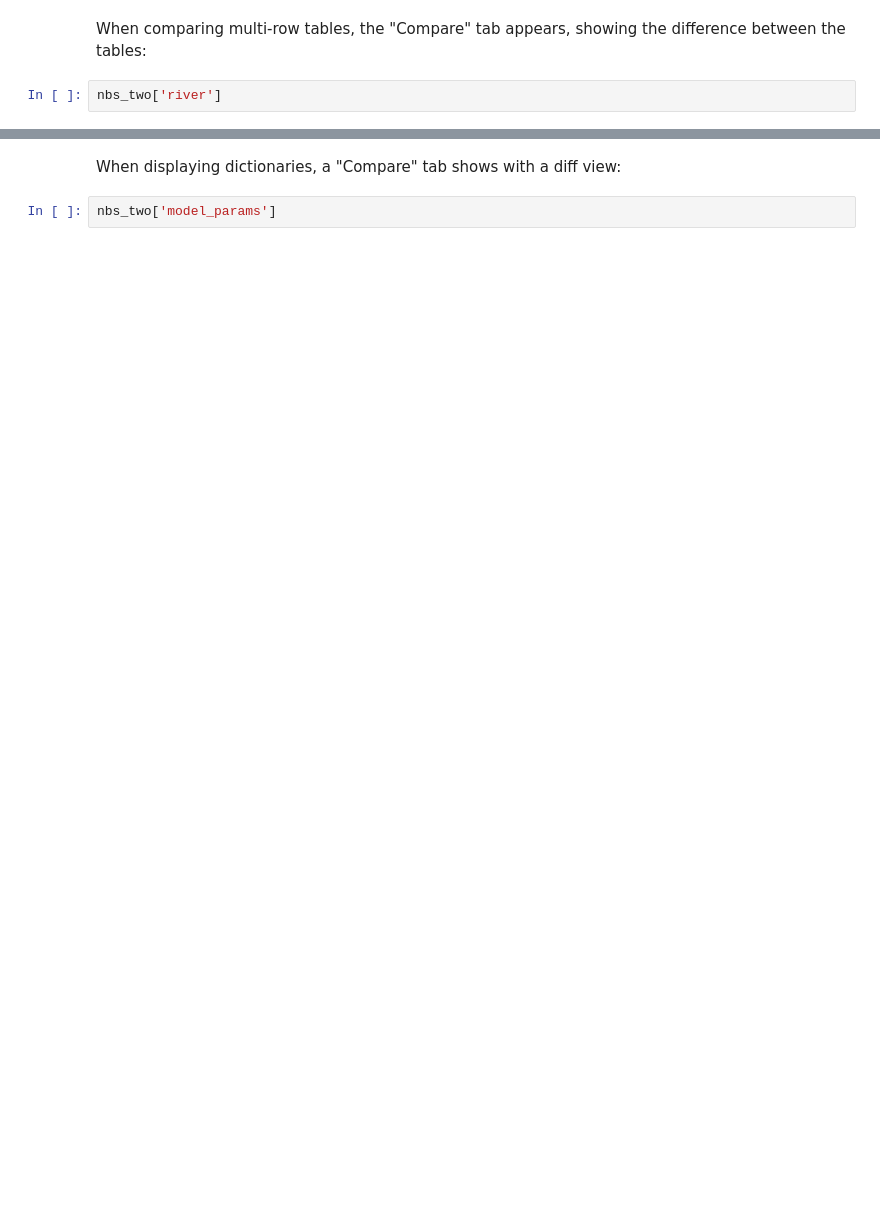
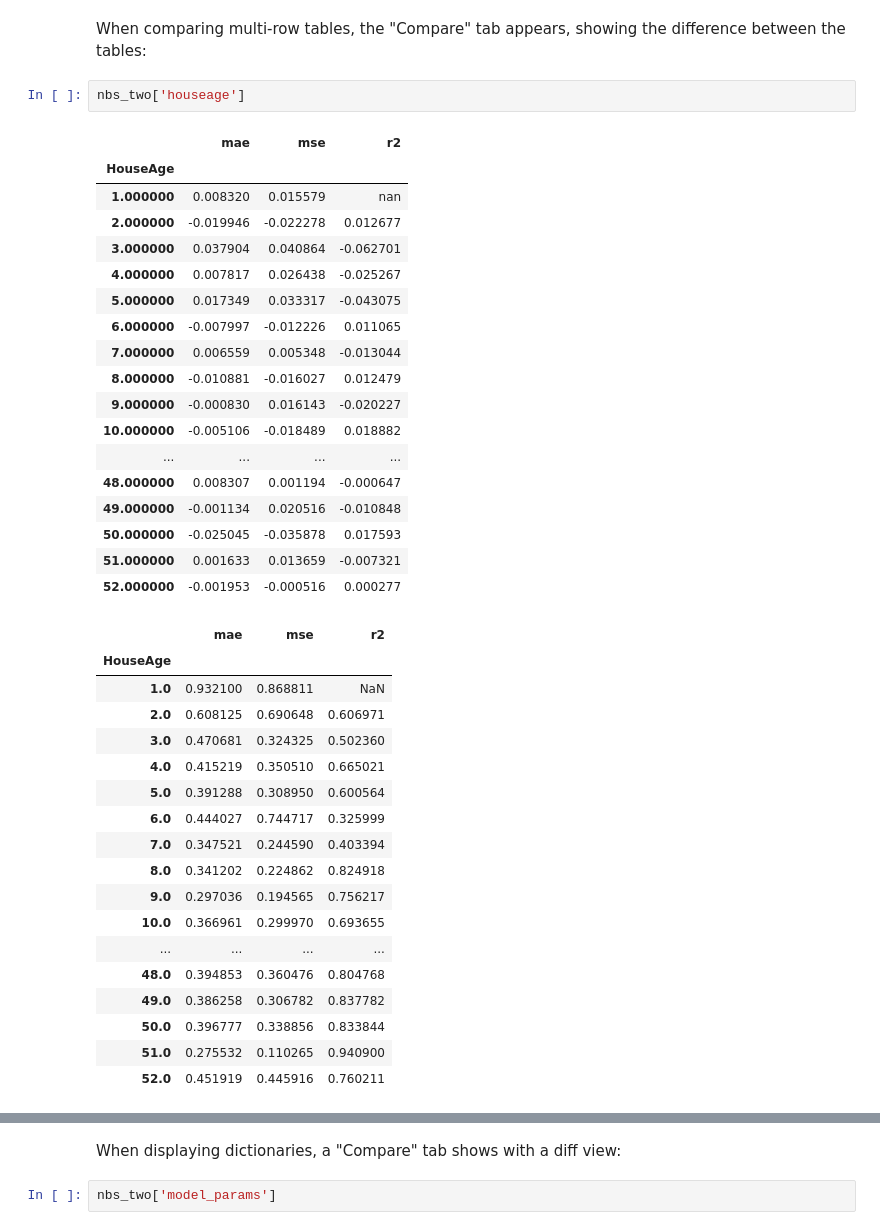
Before and after one commit to ploomber/sklearn-evaluation, a Jupyter notebook: docs/source/nbs/NotebookCollection.ipynb, the cells around one changed output, grey strips where cells are left out. Saved outputs shown, nothing was run; the diff lists cells and outputs as text; blank space fills up the shorter version.

```diff
--- a/docs/source/nbs/NotebookCollection.ipynb
+++ b/docs/source/nbs/NotebookCollection.ipynb
@@ -93,4 +192,41 @@ nbs_two['metrics']
 # %% [markdown]
 When comparing multi-row tables, the "Compare" tab appears, showing the difference between the tables:
 # %%
-nbs_two['river']
+nbs_two['houseage']
+# %% [output]
+|  | mae | mse | r2 |
+| HouseAge |  |  |  |
+| 1.000000 | 0.008320 | 0.015579 | nan |
+| 2.000000 | -0.019946 | -0.022278 | 0.012677 |
+| 3.000000 | 0.037904 | 0.040864 | -0.062701 |
+| 4.000000 | 0.007817 | 0.026438 | -0.025267 |
+| 5.000000 | 0.017349 | 0.033317 | -0.043075 |
+| 6.000000 | -0.007997 | -0.012226 | 0.011065 |
+| 7.000000 | 0.006559 | 0.005348 | -0.013044 |
+| 8.000000 | -0.010881 | -0.016027 | 0.012479 |
+| 9.000000 | -0.000830 | 0.016143 | -0.020227 |
+| 10.000000 | -0.005106 | -0.018489 | 0.018882 |
+| ... | ... | ... | ... |
+| 48.000000 | 0.008307 | 0.001194 | -0.000647 |
+| 49.000000 | -0.001134 | 0.020516 | -0.010848 |
+| 50.000000 | -0.025045 | -0.035878 | 0.017593 |
+| 51.000000 | 0.001633 | 0.013659 | -0.007321 |
+| 52.000000 | -0.001953 | -0.000516 | 0.000277 |
+|  | mae | mse | r2 |
+| HouseAge |  |  |  |
+| 1.0 | 0.932100 | 0.868811 | NaN |
+| 2.0 | 0.608125 | 0.690648 | 0.606971 |
+| 3.0 | 0.470681 | 0.324325 | 0.502360 |
+| 4.0 | 0.415219 | 0.350510 | 0.665021 |
+| 5.0 | 0.391288 | 0.308950 | 0.600564 |
+| 6.0 | 0.444027 | 0.744717 | 0.325999 |
+| 7.0 | 0.347521 | 0.244590 | 0.403394 |
+| 8.0 | 0.341202 | 0.224862 | 0.824918 |
+| 9.0 | 0.297036 | 0.194565 | 0.756217 |
+| 10.0 | 0.366961 | 0.299970 | 0.693655 |
+| ... | ... | ... | ... |
+| 48.0 | 0.394853 | 0.360476 | 0.804768 |
+| 49.0 | 0.386258 | 0.306782 | 0.837782 |
+| 50.0 | 0.396777 | 0.338856 | 0.833844 |
+| 51.0 | 0.275532 | 0.110265 | 0.940900 |
+| 52.0 | 0.451919 | 0.445916 | 0.760211 |
```
Also changed, not shown: parts of 13 cells of this notebook, 4 other files.
